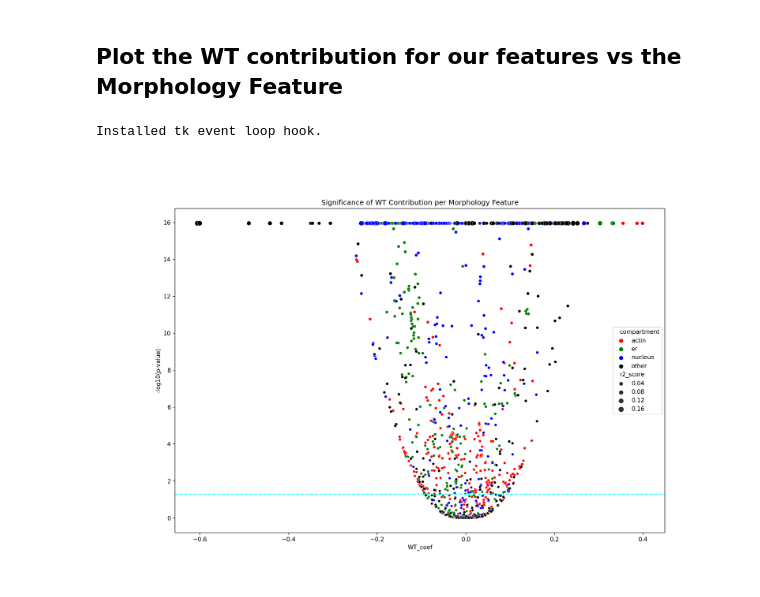
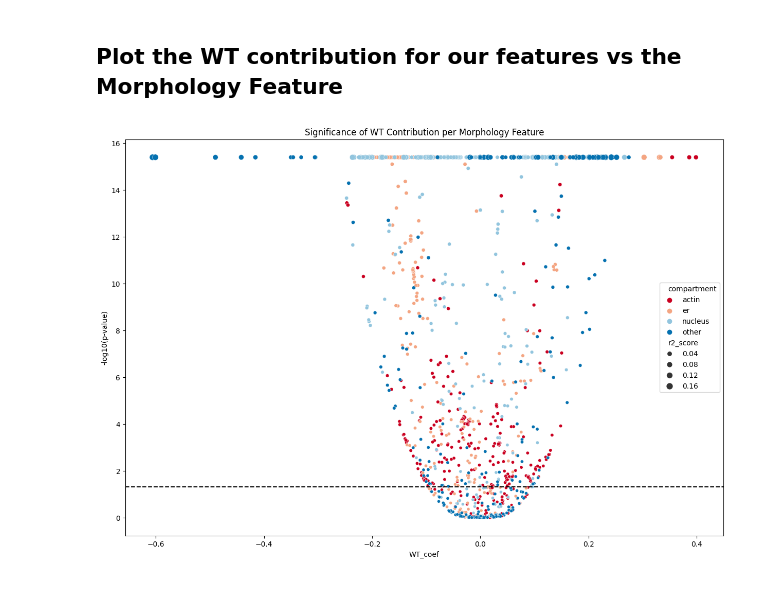
Before and after one commit to WayScience/NF1_SchwannCell_data_analysis, a Jupyter notebook: 3.interpret_models/linear_reg_plate_1_2_norm_data/feature_importances/make_volcano.ipynb, the cells around one changed output. Drawn from its saved outputs; the diff is of its cells as text; code cells hidden in the pictures.

```diff
--- a/3.interpret_models/linear_reg_plate_1_2_norm_data/feature_importances/make_volcano.ipynb
+++ b/3.interpret_models/linear_reg_plate_1_2_norm_data/feature_importances/make_volcano.ipynb
@@ -56,6 +42,10 @@ output_path = Path("figures")
 output_path.mkdir(
     parents=True, exist_ok=True
 )  # Create the parent directories if they don't exist
+
+output_path = (
+    output_path / "feature_wt_contribution_and_significance_with_correlation.png"
+)
 # %% [markdown]
 ## Import the model data as a dataframe
 # %%
@@ -71,38 +61,38 @@ concatenated_df = pd.read_csv(
 # Set significance threshold and fold change threshold
 significance_threshold = -np.log10(0.05)
 fold_change_threshold = 1.0
-colors = ["red", "green", "blue", "black"]
+colors = ["#ca0020", "#f4a582", "#92c5de", "#0571b0"]
 
 # Set the figure size
 plt.figure(figsize=(15, 10))
 
 # Create the scatter plot with size and color differentiation
 sns.scatterplot(
     data=concatenated_df,
     x="WT_coef",
-    y="-log_p",
+    y="neg_log_p",
     size="r2_score",
     hue="compartment",
     palette=colors,
 )
 
 # Add threshold lines
 plt.axhline(
-    significance_threshold, color="cyan", linestyle="--", label="Significance Threshold"
+    significance_threshold,
+    color="black",
+    linestyle="--",
+    label="Significance Threshold",
 )
 
 # For adding contours:
 # sns.kdeplot(data=concatenated_df, x='WT_coef', y='-log_p', levels=3, color='yellow', alpha=0.5)
 
 # Set plot labels and title
 plt.xlabel("WT_coef")
 plt.ylabel("-log10(p-value)")
 plt.title("Significance of WT Contribution per Morphology Feature")
 
 # Show the plot
-plt.savefig(
-    output_path / "feature_wt_contribution_and_significance_with_correlation.png"
-)
+plt.savefig(output_path)
 # %% [output]
-Installed tk event loop hook.
-[figure, old version]
+[figure, new version]
```
Also changed, not shown: parts of 4 cells of this notebook, 3 other files.
